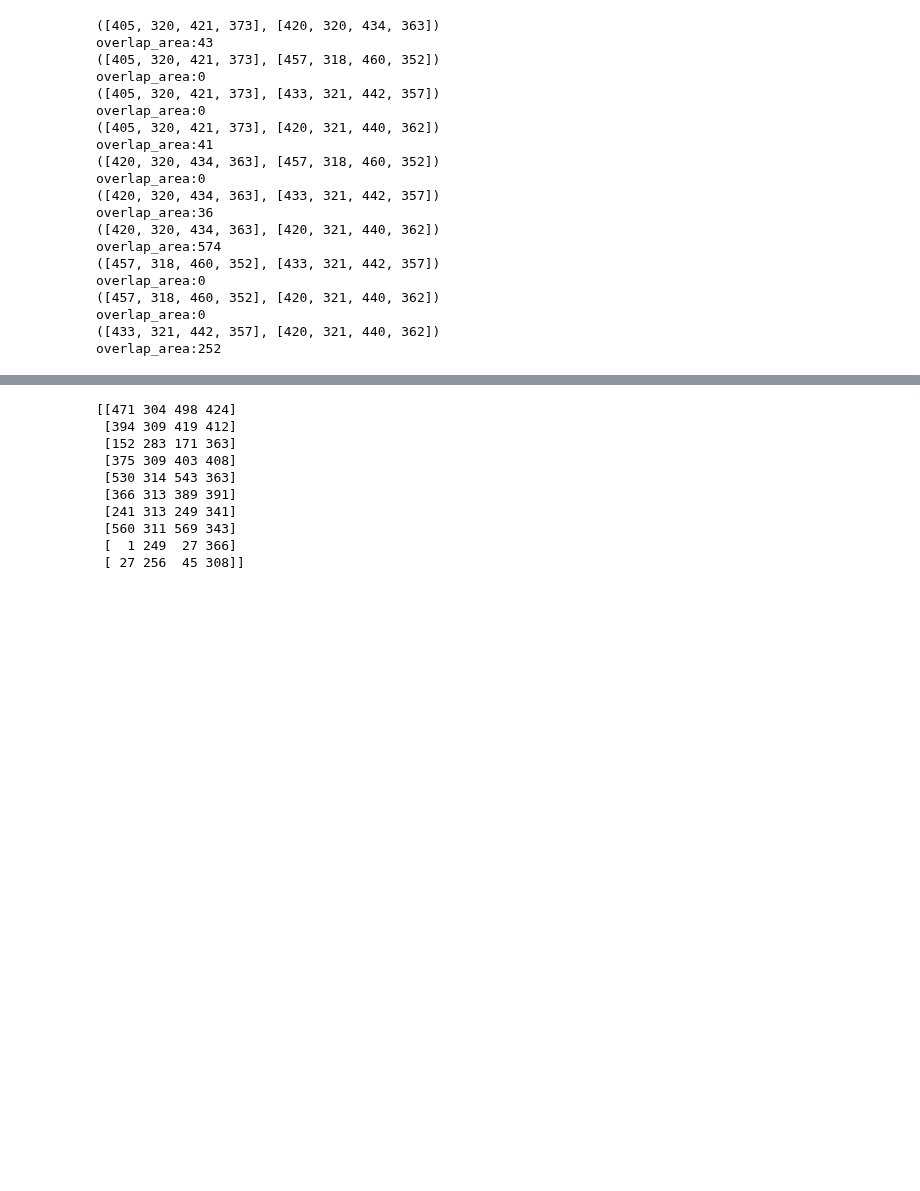
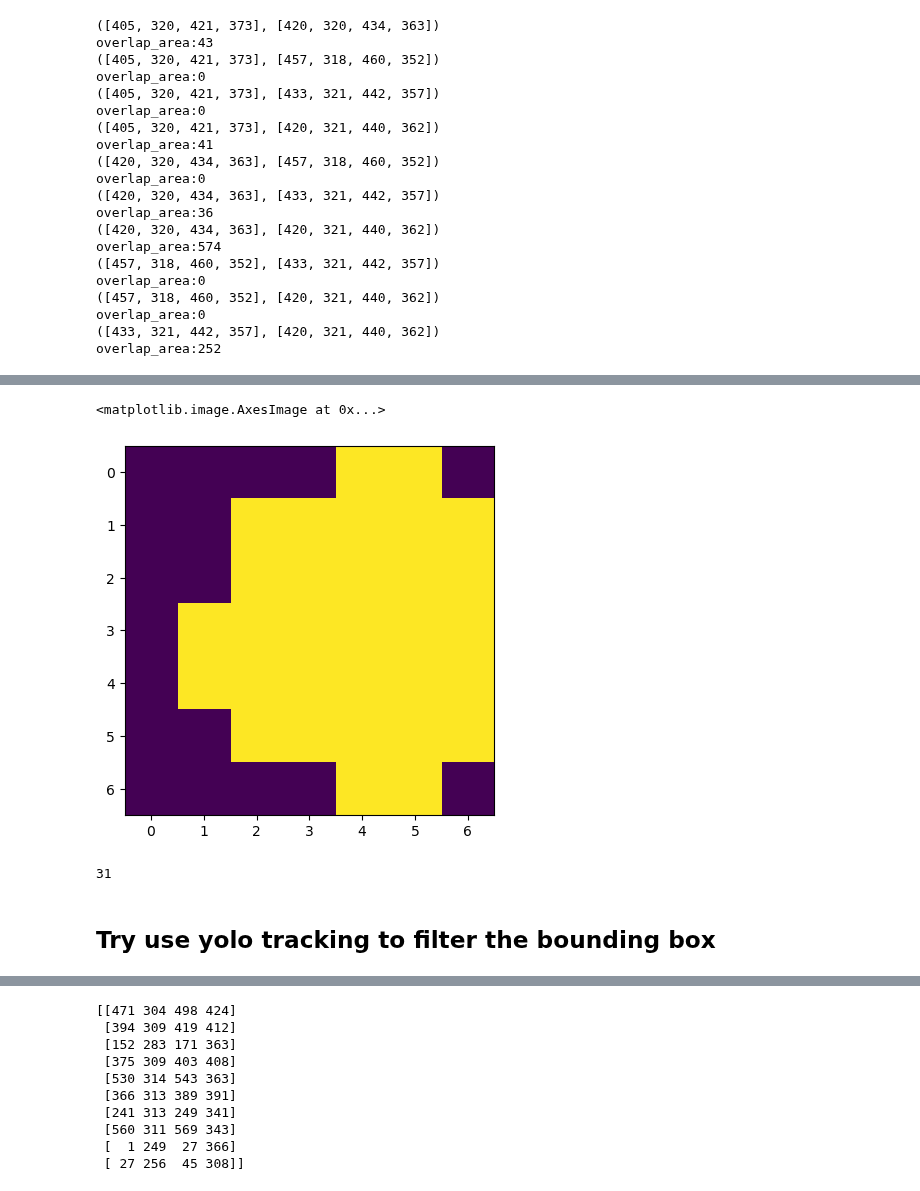
Before and after one commit to Claud1234/PCICF, a Jupyter notebook: ipython/yolo_sfc_multi_ped_pie.ipynb, the cells around one changed output, grey strips where cells are left out. Saved outputs shown, nothing was run; the diff lists cells and outputs as text; code cells hidden in the pictures; blank space fills up the shorter version.

Commit message:
a temporary ipython backup for the un-finished yolo-track-filter.

```diff
--- a/ipython/yolo_sfc_multi_ped_pie.ipynb
+++ b/ipython/yolo_sfc_multi_ped_pie.ipynb
@@ -239,0 +242,19 @@ yolo_end_point
+# %%
+list_1 = [[2,1,7,6],
+          [6,2,8,4],
+          [4,0,6,7],
+          [1,3,8,5]]
+# %%
+for i in list_1:
+    empty_image[i[1]:i[3], i[0]:i[2]] = 1 # [ymin:ymax,xmin:xmax]
+# %%
+plt.imshow(empty_image)
+# %% [output]
+<matplotlib.image.AxesImage at 0x...>
+[figure, added]
+# %%
+np.count_nonzero(empty_image == 1)
+# %% [output]
+31
+# %% [markdown]
+## Try use yolo tracking to filter the bounding box
```
Also changed, not shown: parts of 38 cells of this notebook, 1 other file.
